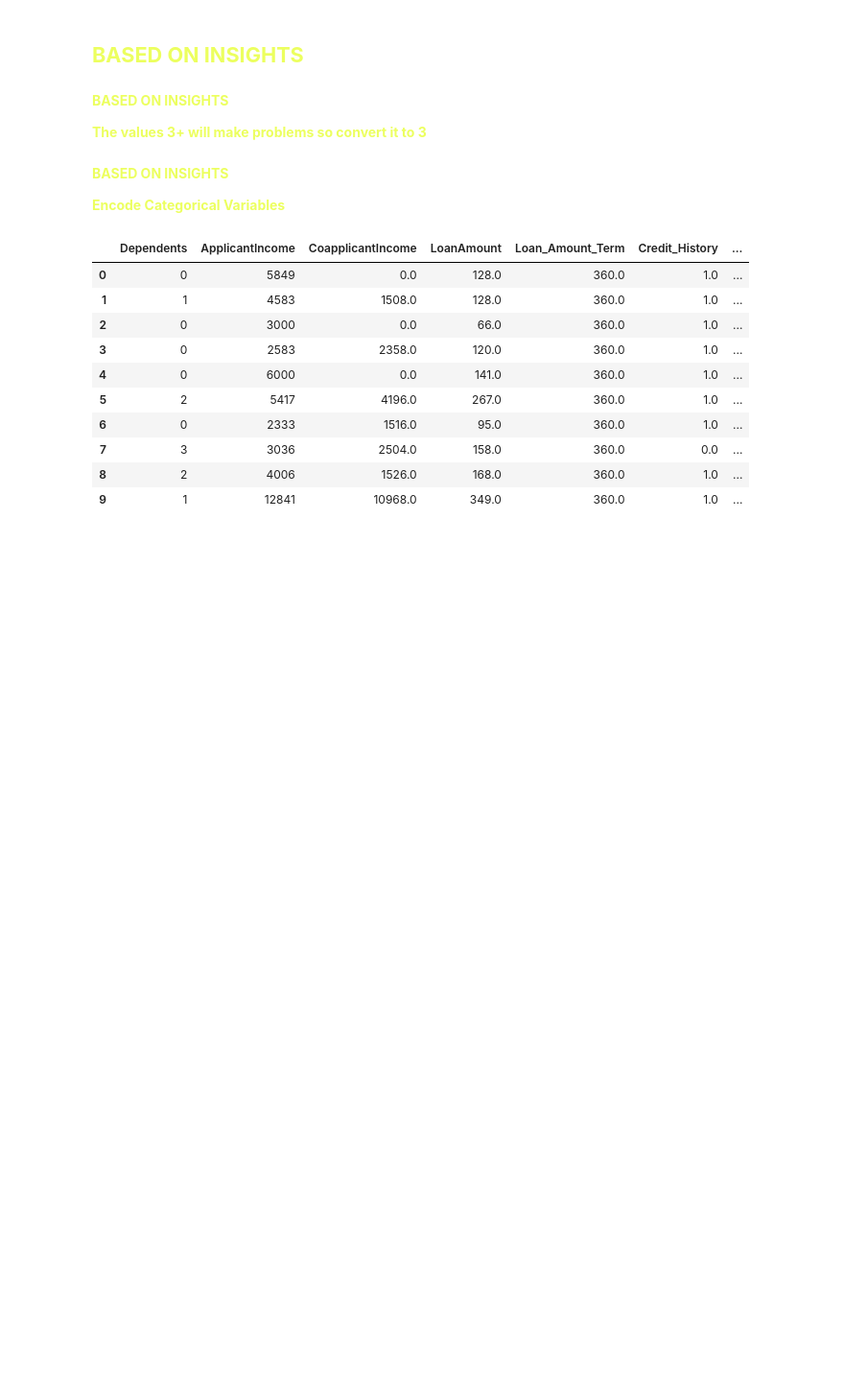
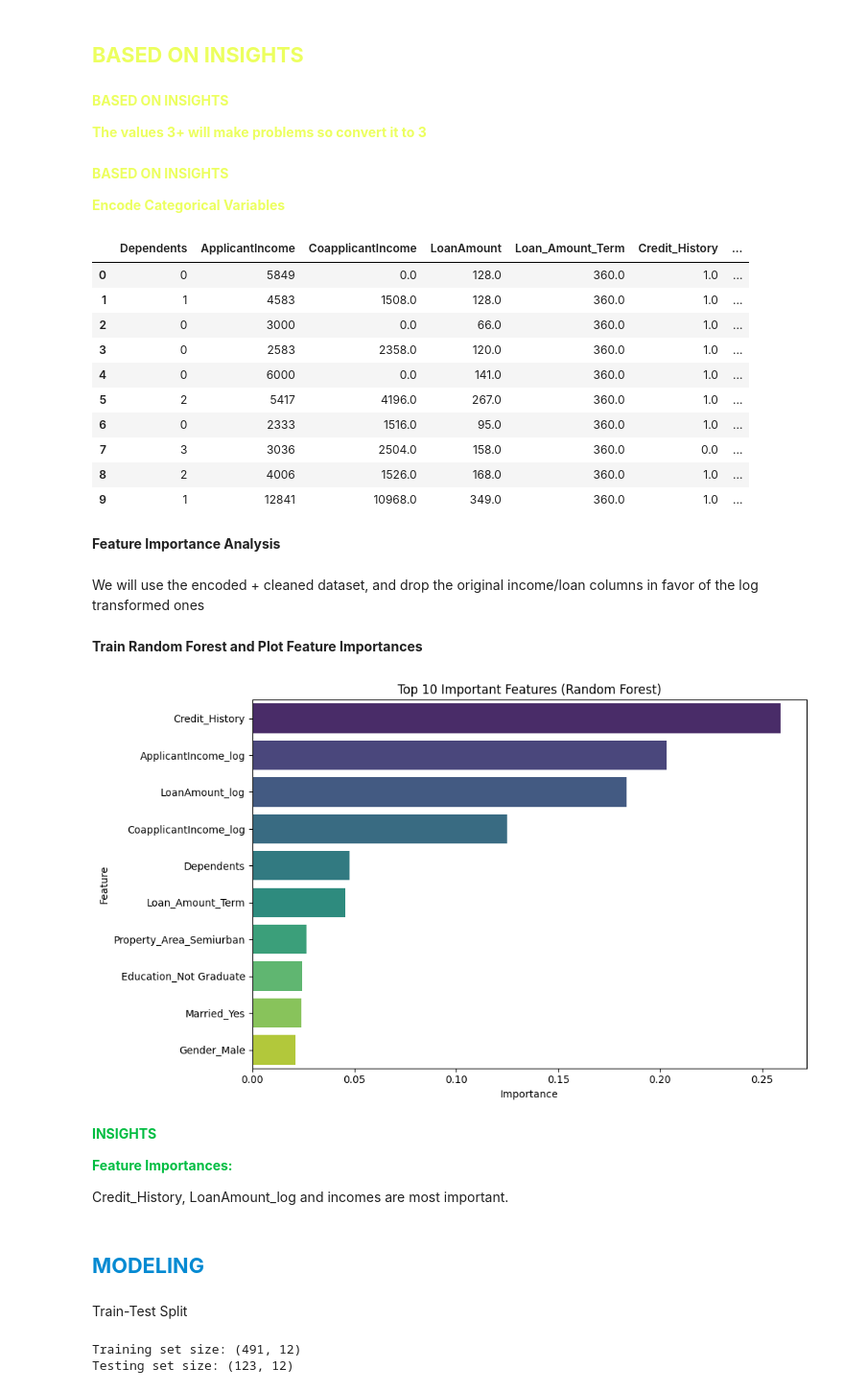
Before and after one commit to anoureddin/mlt_loan_app, a Jupyter notebook: eda_ml_data/notebooks/eda_and_cleaning.ipynb, the cells around one changed output. Shown at 96% size. Saved outputs shown, nothing was run; the diff lists cells and outputs as text; code cells hidden in the pictures; blank space fills up the shorter version.

```diff
--- a/eda_ml_data/notebooks/eda_and_cleaning.ipynb
+++ b/eda_ml_data/notebooks/eda_and_cleaning.ipynb
@@ -535,6 +555,13 @@ for col in numerical_cols:
 # %%
 # Convert '3+' to 3 and cast to int
 df['Dependents'] = df['Dependents'].replace('3+', 3).astype(int)
+# %%
+import numpy as np
+
+# Apply log1p to reduce skewness and handle outliers
+df['ApplicantIncome_log'] = np.log1p(df['ApplicantIncome'])
+df['CoapplicantIncome_log'] = np.log1p(df['CoapplicantIncome'])
+df['LoanAmount_log'] = np.log1p(df['LoanAmount'])
 # %% [markdown]
 <font color='#ecff5f'>**BASED ON INSIGHTS**</fond>
 
@@ -560,3 +587,65 @@ df.head(10)
 | 7 | 3 | 3036 | 2504.0 | 158.0 | 360.0 | 0.0 | ... |
 | 8 | 2 | 4006 | 1526.0 | 168.0 | 360.0 | 1.0 | ... |
 | 9 | 1 | 12841 | 10968.0 | 349.0 | 360.0 | 1.0 | ... |
+# %% [markdown]
+**Feature Importance Analysis**
+# %% [markdown]
+We will use the encoded + cleaned dataset, and drop the original income/loan columns in favor of the log transformed ones
+# %%
+# Drop original columns and define features (X) and target (y)
+df_model = df.drop(['ApplicantIncome', 'CoapplicantIncome', 'LoanAmount'], axis=1)
+
+X = df_model.drop('Loan_Status', axis=1)
+y = df_model['Loan_Status']
+# %% [markdown]
+**Train Random Forest and Plot Feature Importances**
+# %%
+from sklearn.ensemble import RandomForestClassifier
+import matplotlib.pyplot as plt
+import seaborn as sns
+
+# Train Random Forest
+rf_model = RandomForestClassifier(n_estimators=100, random_state=42)
+rf_model.fit(X, y)
+
+# Extract and sort feature importances
+importances = rf_model.feature_importances_
+feature_names = X.columns
+feat_imp_df = pd.DataFrame({'Feature': feature_names, 'Importance': importances})
+feat_imp_df = feat_imp_df.sort_values(by='Importance', ascending=False)
+
+# Plot
+plt.figure(figsize=(10, 6))
+sns.barplot(x='Importance', y='Feature', data=feat_imp_df.head(10), palette='viridis')
+plt.title('Top 10 Important Features (Random Forest)')
+plt.tight_layout()
+plt.show()
+# %% [output]
+[figure, added]
+# %% [markdown]
+<font color='#00bd42'>**INSIGHTS**</fond>
+
+<font color='#00bd42'>**Feature Importances:**</fond>
+
+Credit_History, LoanAmount_log and incomes are most important.
+# %% [markdown]
+## <font color='#048ad2'>**MODELING**</fond>
+# %% [markdown]
+Train-Test Split
+# %%
+from sklearn.model_selection import train_test_split
+
+# Define features and target
+X = df_model.drop('Loan_Status', axis=1)
+y = df_model['Loan_Status']
+
+# Stratified split: 80% train, 20% test
+X_train, X_test, y_train, y_test = train_test_split(
+    X, y, test_size=0.2, stratify=y, random_state=42
+)
+
+print(f"Training set size: {X_train.shape}")
+print(f"Testing set size: {X_test.shape}")
+# %% [output]
+Training set size: (491, 12)
+Testing set size: (123, 12)
```
Also changed, not shown: parts of 15 cells of this notebook.
